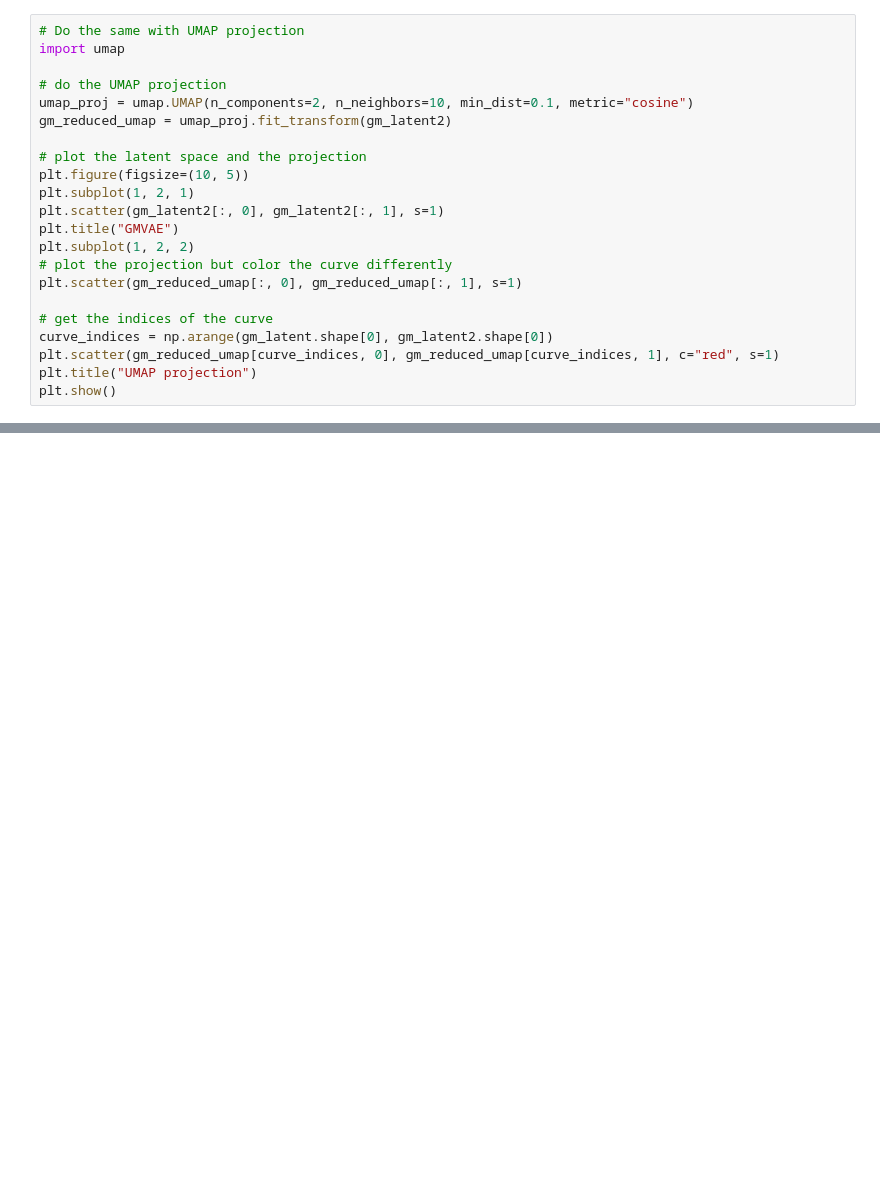
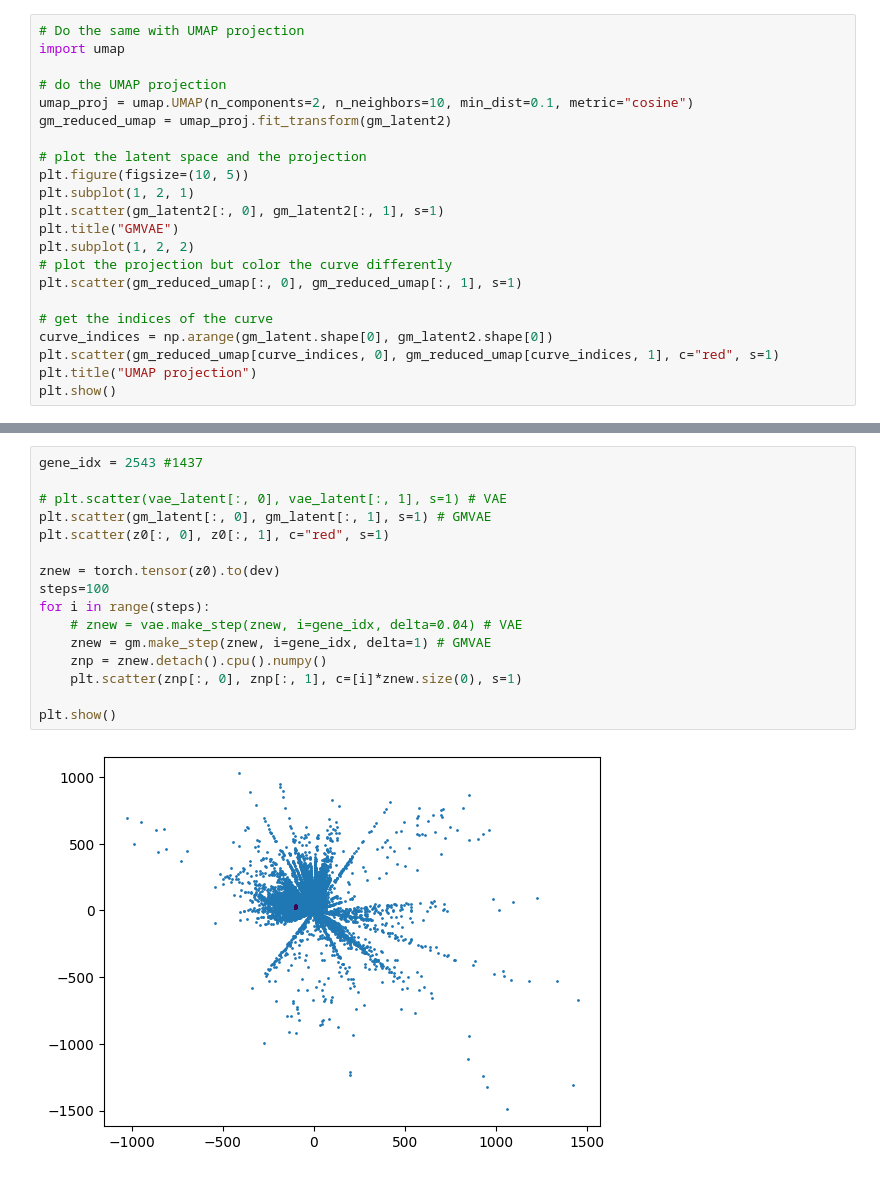
Before and after one commit to yhsure/cells, a Jupyter notebook: geodesics.ipynb, the cells around one changed output, grey strips where cells are left out. Cells and saved outputs as stored; diff of their text form; blank space fills up the shorter version.

```diff
--- a/geodesics.ipynb
+++ b/geodesics.ipynb
@@ -224,0 +227,18 @@ plt.show()
+# %%
+gene_idx = 2543 #1437
+
+# plt.scatter(vae_latent[:, 0], vae_latent[:, 1], s=1) # VAE
+plt.scatter(gm_latent[:, 0], gm_latent[:, 1], s=1) # GMVAE
+plt.scatter(z0[:, 0], z0[:, 1], c="red", s=1)
+
+znew = torch.tensor(z0).to(dev)
+steps=100
+for i in range(steps):
+    # znew = vae.make_step(znew, i=gene_idx, delta=0.04) # VAE
+    znew = gm.make_step(znew, i=gene_idx, delta=1) # GMVAE
+    znp = znew.detach().cpu().numpy()
+    plt.scatter(znp[:, 0], znp[:, 1], c=[i]*znew.size(0), s=1)
+
+plt.show()
+# %% [output]
+[figure, added]
```
Also changed, not shown: parts of 14 cells of this notebook, 1 other file.
